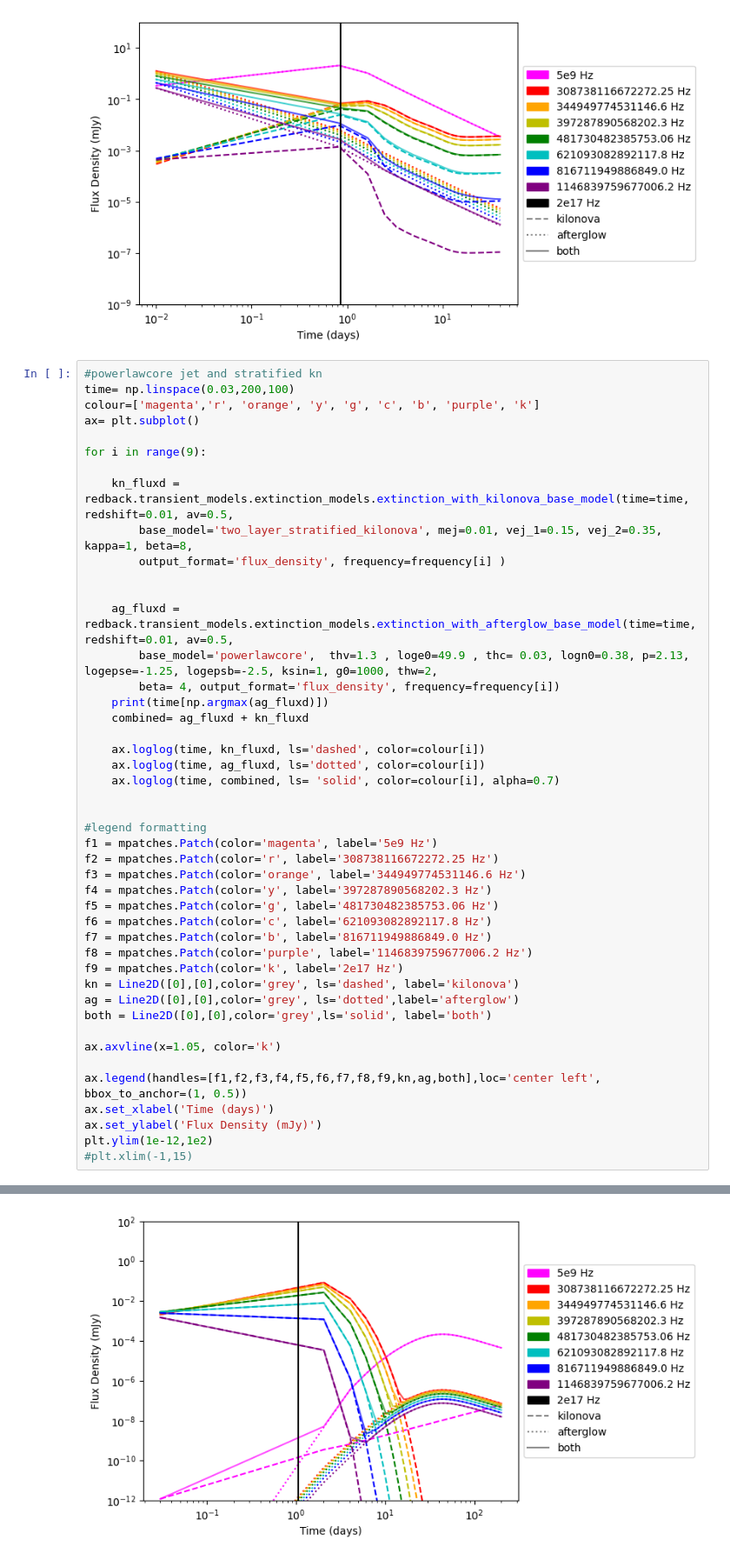
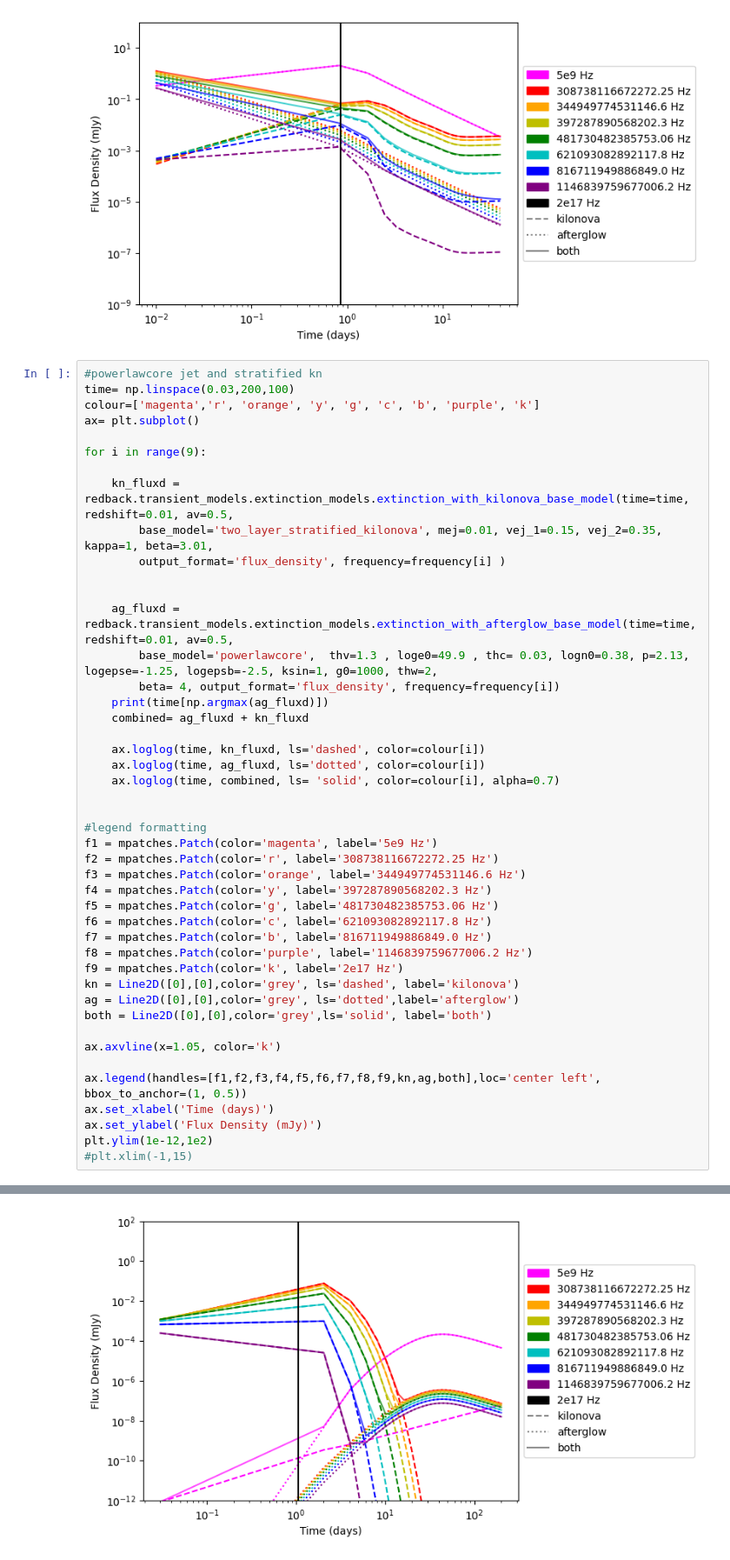
Before and after one commit to wfw23/MPhys_project, a Jupyter notebook: combined_lightcurves.ipynb, the cells around one changed output, grey strips where cells are left out. Shown at 87% size. Cells and saved outputs as stored; diff of their text form.

Commit message:
finished banded plots, making adjustments

```diff
--- a/combined_lightcurves.ipynb
+++ b/combined_lightcurves.ipynb
@@ -178,7 +178,7 @@ ax= plt.subplot()
 for i in range(9):
 
     kn_fluxd = redback.transient_models.extinction_models.extinction_with_kilonova_base_model(time=time, redshift=0.01, av=0.5,
-        base_model='two_layer_stratified_kilonova', mej=0.01, vej_1=0.15, vej_2=0.35, kappa=1, beta=8,
+        base_model='two_layer_stratified_kilonova', mej=0.01, vej_1=0.15, vej_2=0.35, kappa=1, beta=3.01,
         output_format='flux_density', frequency=frequency[i] )
 
 
@@ -198,34 +198,34 @@ f1 = mpatches.Patch(color='magenta', label='5e9 Hz')
 f2 = mpatches.Patch(color='r', label='308738116672272.25 Hz')
 f3 = mpatches.Patch(color='orange', label='344949774531146.6 Hz')
 f4 = mpatches.Patch(color='y', label='397287890568202.3 Hz')
 f5 = mpatches.Patch(color='g', label='481730482385753.06 Hz')
 f6 = mpatches.Patch(color='c', label='621093082892117.8 Hz')
 f7 = mpatches.Patch(color='b', label='816711949886849.0 Hz')
 f8 = mpatches.Patch(color='purple', label='1146839759677006.2 Hz')
 f9 = mpatches.Patch(color='k', label='2e17 Hz')
 kn = Line2D([0],[0],color='grey', ls='dashed', label='kilonova')
 ag = Line2D([0],[0],color='grey', ls='dotted',label='afterglow')
 both = Line2D([0],[0],color='grey',ls='solid', label='both')
 
 ax.axvline(x=1.05, color='k')
 
 ax.legend(handles=[f1,f2,f3,f4,f5,f6,f7,f8,f9,kn,ag,both],loc='center left', bbox_to_anchor=(1, 0.5))
 ax.set_xlabel('Time (days)')
 ax.set_ylabel('Flux Density (mJy)')
 plt.ylim(1e-12,1e2)
 #plt.xlim(-1,15)
 # %% [output]
 44.467777777777776
 44.467777777777776
 44.467777777777776
 44.467777777777776
 44.467777777777776
 44.467777777777776
 44.467777777777776
 44.467777777777776
 0.03
 (1e-12, 100.0)
-[figure, old version]
+[figure, new version]
 # %%
 #smooth power law jet and two component kn
 time= np.linspace(0.01,30,50)
```
Also changed, not shown: parts of 1 cell of this notebook, 5 other files.
